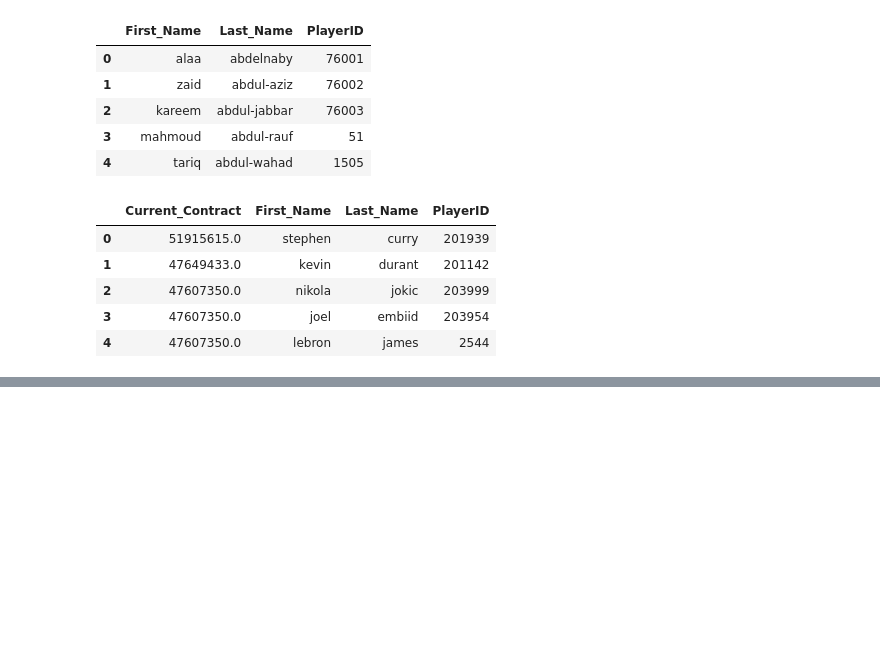
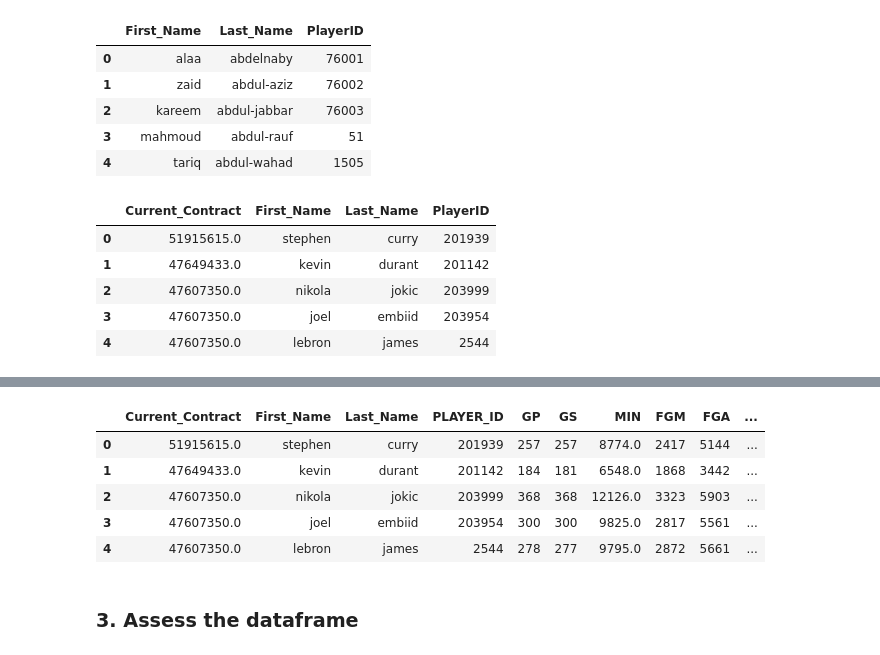
Before and after one commit to dallen014/team24_milestone1, a Jupyter notebook: regression_prep.ipynb, the cells around one changed output, grey strips where cells are left out. Saved outputs shown, nothing was run; the diff lists cells and outputs as text; code cells hidden in the pictures; blank space fills up the shorter version.

```diff
--- a/regression_prep.ipynb
+++ b/regression_prep.ipynb
@@ -114,0 +119,15 @@ stats_df.head()
+# %%
+# Left join to get stats added to the contracts dataframe
+contract_with_ids.rename(columns={'PlayerID': 'PLAYER_ID'}, inplace=True)
+analysis_df = pd.merge(contract_with_ids, stats_df, on=['PLAYER_ID'],
+                       how='left')
+analysis_df.head()
+# %% [output]
+|  | Current_Contract | First_Name | Last_Name | PLAYER_ID | GP | GS | MIN | FGM | FGA | ... |
+| 0 | 51915615.0 | stephen | curry | 201939 | 257 | 257 | 8774.0 | 2417 | 5144 | ... |
+| 1 | 47649433.0 | kevin | durant | 201142 | 184 | 181 | 6548.0 | 1868 | 3442 | ... |
+| 2 | 47607350.0 | nikola | jokic | 203999 | 368 | 368 | 12126.0 | 3323 | 5903 | ... |
+| 3 | 47607350.0 | joel | embiid | 203954 | 300 | 300 | 9825.0 | 2817 | 5561 | ... |
+| 4 | 47607350.0 | lebron | james | 2544 | 278 | 277 | 9795.0 | 2872 | 5661 | ... |
+# %% [markdown]
+### 3. Assess the dataframe
```
Also changed, not shown: parts of 22 cells of this notebook, 3 other files.
